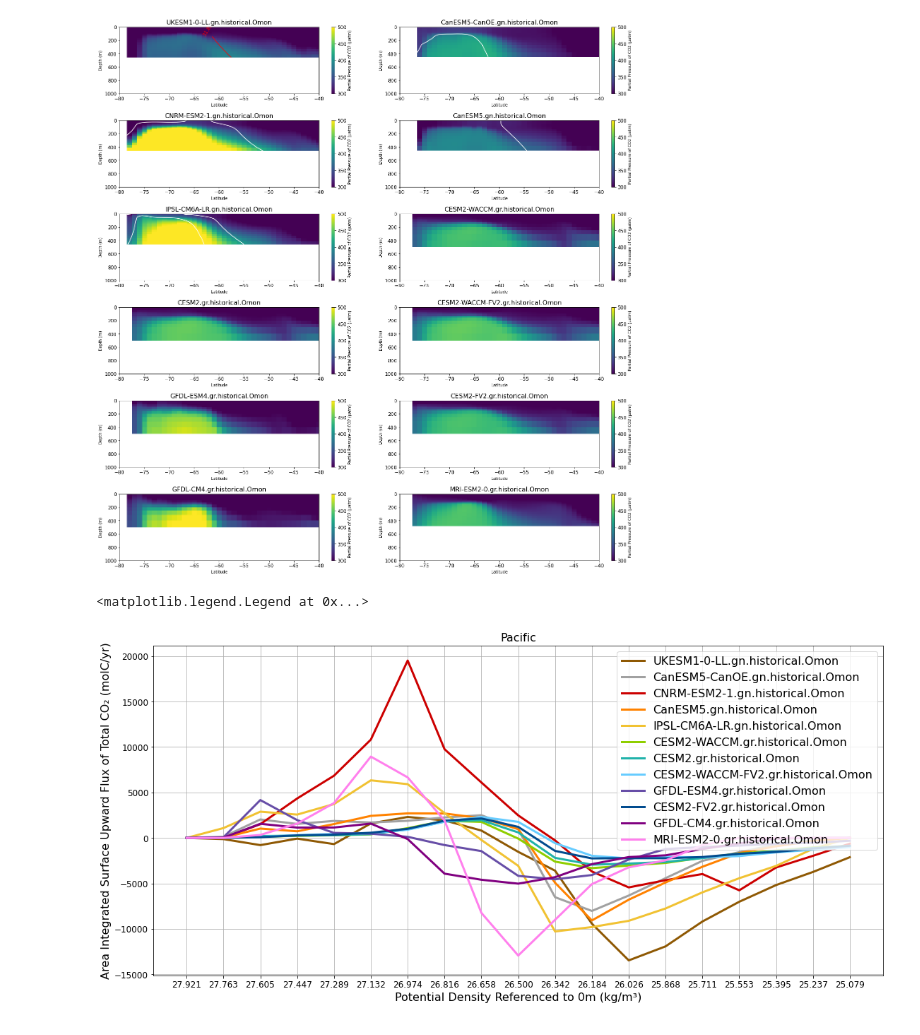
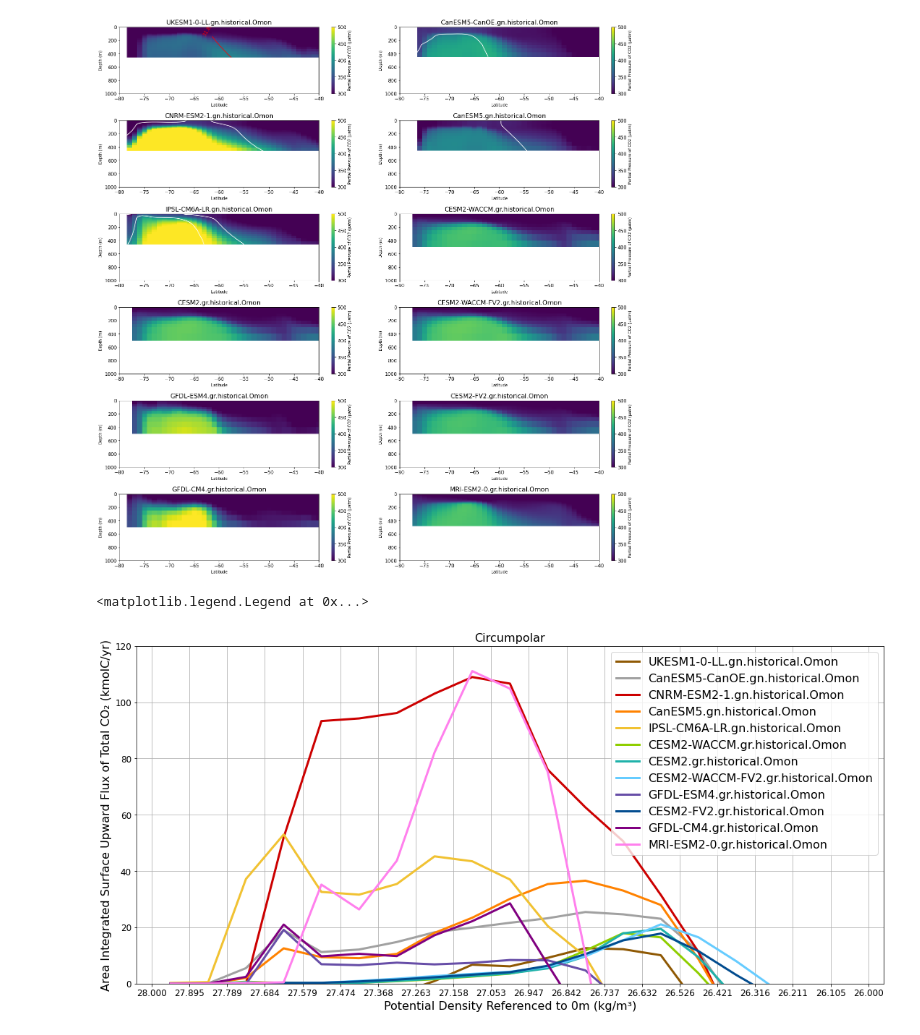
Before and after one commit to gmacgilchrist/seniorthesis, a Jupyter notebook: notebooks/500_PCO2_hist-Copy1.ipynb, the cells around one changed output. Drawn from its saved outputs; the diff is of its cells as text; code cells hidden in the pictures.

Commit message:
circumpolar

```diff
--- a/notebooks/500_PCO2_hist-Copy1.ipynb
+++ b/notebooks/500_PCO2_hist-Copy1.ipynb
@@ -107,18 +107,18 @@ newcoords
 I load them, reassign their coords to match `dd_A['GFDL-ESM4.gr.historical.Ofx']`, and then calculate `p`, `insitutemp`, `sigma2`, and `sigma0`, '`PCO2`
 # %%
 dd = {}
-dd['UKESM1-0-LL.gn.historical.Omon'] = xr.open_mfdataset('UKESM1_*_20yr.nc').sel(x=slice(180,200), lev = slice(0, 500), y = slice(-80,-30))
-dd['CanESM5-CanOE.gn.historical.Omon']= xr.open_mfdataset('CanESM5CanOE*_20yr.nc').sel(x=slice(180,200), lev = slice(0, 500), y = slice(-80,-30))
-dd['CNRM-ESM2-1.gn.historical.Omon']= xr.open_mfdataset('CNRM*_20yr.nc').sel(x=slice(180,200), lev = slice(0, 500), y = slice(-80,-30))
-dd['CanESM5.gn.historical.Omon']= xr.open_mfdataset('CanESM5_*_20yr.nc').sel(x=slice(180,200), lev = slice(0, 500), y = slice(-80,-30))
-dd['IPSL-CM6A-LR.gn.historical.Omon']= xr.open_mfdataset('IPSL*_20yr.nc').sel(x=slice(180,200), lev = slice(0, 500), y = slice(-80,-30))
-dd['CESM2-WACCM.gr.historical.Omon']= xr.open_mfdataset('CESM2-WACCM_*_20yr.nc').sel(x=slice(180,200), lev = slice(0, 500), y = slice(-80,-30))
-dd['CESM2.gr.historical.Omon']= xr.open_mfdataset('CESM2_*_20yr.nc').sel(x=slice(180,200), lev = slice(0, 500), y = slice(-80,-30))
-dd['CESM2-WACCM-FV2.gr.historical.Omon']= xr.open_mfdataset('CESM2-WACCM-FV2_*_20yr.nc').sel(x=slice(180,200), lev = slice(0, 500), y = slice(-80,-30))
-dd['GFDL-ESM4.gr.historical.Omon']= xr.open_mfdataset('GFDL-ESM4_*_20yr.nc').sel(x=slice(180,200), lev = slice(0, 500), y = slice(-80,-30))
-dd['CESM2-FV2.gr.historical.Omon']= xr.open_mfdataset('CESM2-FV2_*_20yr.nc').sel(x=slice(180,200), lev = slice(0, 500), y = slice(-80,-30))
-dd['GFDL-CM4.gr.historical.Omon']= xr.open_mfdataset('GFDL-CM4_*_20yr.nc').sel(x=slice(180,200), lev = slice(0, 500), y = slice(-80,-30))
-dd['MRI-ESM2-0.gr.historical.Omon']= xr.open_mfdataset('MRI-ESM2-0_*_20yr.nc').sel(x=slice(180,200), lev = slice(0, 500), y = slice(-80,-30))
+dd['UKESM1-0-LL.gn.historical.Omon'] = xr.open_mfdataset('UKESM1_*_20yr.nc').sel(lev = slice(0, 500), y = slice(-80,-30))
+dd['CanESM5-CanOE.gn.historical.Omon']= xr.open_mfdataset('CanESM5CanOE*_20yr.nc').sel(lev = slice(0, 500), y = slice(-80,-30))
+dd['CNRM-ESM2-1.gn.historical.Omon']= xr.open_mfdataset('CNRM*_20yr.nc').sel(lev = slice(0, 500), y = slice(-80,-30))
+dd['CanESM5.gn.historical.Omon']= xr.open_mfdataset('CanESM5_*_20yr.nc').sel(lev = slice(0, 500), y = slice(-80,-30))
+dd['IPSL-CM6A-LR.gn.historical.Omon']= xr.open_mfdataset('IPSL*_20yr.nc').sel(lev = slice(0, 500), y = slice(-80,-30))
+dd['CESM2-WACCM.gr.historical.Omon']= xr.open_mfdataset('CESM2-WACCM_*_20yr.nc').sel(lev = slice(0, 500), y = slice(-80,-30))
+dd['CESM2.gr.historical.Omon']= xr.open_mfdataset('CESM2_*_20yr.nc').sel(lev = slice(0, 500), y = slice(-80,-30))
+dd['CESM2-WACCM-FV2.gr.historical.Omon']= xr.open_mfdataset('CESM2-WACCM-FV2_*_20yr.nc').sel(lev = slice(0, 500), y = slice(-80,-30))
+dd['GFDL-ESM4.gr.historical.Omon']= xr.open_mfdataset('GFDL-ESM4_*_20yr.nc').sel(lev = slice(0, 500), y = slice(-80,-30))
+dd['CESM2-FV2.gr.historical.Omon']= xr.open_mfdataset('CESM2-FV2_*_20yr.nc').sel(lev = slice(0, 500), y = slice(-80,-30))
+dd['GFDL-CM4.gr.historical.Omon']= xr.open_mfdataset('GFDL-CM4_*_20yr.nc').sel(lev = slice(0, 500), y = slice(-80,-30))
+dd['MRI-ESM2-0.gr.historical.Omon']= xr.open_mfdataset('MRI-ESM2-0_*_20yr.nc').sel(lev = slice(0, 500), y = slice(-80,-30))
 # A = xr.open_mfdataset('AREA.nc')
 # %%
 for name, ds in dd.items():
@@ -316,7 +316,7 @@ Coordinates:
 # %%
 for name, ds in dd.items():
     # dd_lev[name] = dd_lev[name].assign_coords(**newcoords)
-    ds['lev_bounds'] = dd_lev[name].sel(x=slice(180,200), lev = slice(0, 500), y = slice(-80,-30)).lev_bounds
+    ds['lev_bounds'] = dd_lev[name].sel(lev = slice(0, 500), y = slice(-80,-30)).lev_bounds
     # ds['lev_bounds'] = ds['lev_bounds'].assign_coords(**newcoords)
 # %%
 ds.lev_bounds.diff('bnds').values
@@ -481,40 +531,41 @@ fig.tight_layout(pad = 3.5)
 plt.rc('font', size = 16)
 plt.rc('axes', titlesize= 16)
 plt.rc('axes', labelsize= 16)
 plt.rc('figure', titlesize=16)
 
-target = np.linspace(25, 28, 20)
-binz = np.linspace(25, 28, 20)
+target = np.linspace(26, 28, 20)
+binz = np.linspace(26, 28, 20)
 
 conversion = 3.1536e7 * 83.3
 ax_idx = 0
 # for name, ds in dd.items():
 for name, ds in dd.items():
 
-    h2 = histogram(ds['sigma0'], bins = [binz], dim = ['y', 'x', 'lev'], weights = -1* ds.fgco2*A)
+    h2 = histogram(ds['sigma0'], bins = [binz], dim = ['y', 'x', 'lev'], weights = -1* ds.fgco2/1000*A)
                    # *ds['lev_bounds'].diff('bnds')*A)
     h3 = histogram(ds['sigma0'], bins = [binz], dim = ['y', 'x', 'lev'], weights = A)
 
     hi = h2/h3
 
     h2.plot(label = name, lw = 3, **model_kwargs[name])
 
 ax.invert_xaxis()
 #     ax.set_title(name)
     # ax_idx += 1
 ax.set_xlabel('Potential Density Referenced to 0m (kg/m\u00b3)', fontsize = 16)
-ax.set_ylabel('Area Integrated Surface Upward Flux of Total CO\u2082 (molC/yr)', fontsize = 16)
-ax.set_title('Pacific')
-ax.set_xticks([25.078947, 25.236842, 25.394737, 25.552632, 25.710526, 25.868421,
-       26.026316, 26.184211, 26.342105, 26.5     , 26.657895, 26.815789,
-       26.973684, 27.131579, 27.289474, 27.447368, 27.605263, 27.763158,
-       27.921053])
+ax.set_ylabel('Area Integrated Surface Upward Flux of Total CO\u2082 (kmolC/yr)', fontsize = 16)
+ax.set_title('Circumpolar')
+ax.set_ylim([0,120])
+ax.set_xticks([26.        , 26.10526316, 26.21052632, 26.31578947, 26.42105263,
+       26.52631579, 26.63157895, 26.73684211, 26.84210526, 26.94736842,
+       27.05263158, 27.15789474, 27.26315789, 27.36842105, 27.47368421,
+       27.57894737, 27.68421053, 27.78947368, 27.89473684, 28.        ])
 ax.grid()
 plt.legend(
 #     bbox_to_anchor=(1.05, 1),
     loc='upper right'
 #     , borderaxespad=0.
 )
 # %% [output]
 <matplotlib.legend.Legend at 0x...>
-[figure, old version]
+[figure, new version]
```
Also changed, not shown: parts of 8 cells of this notebook.
